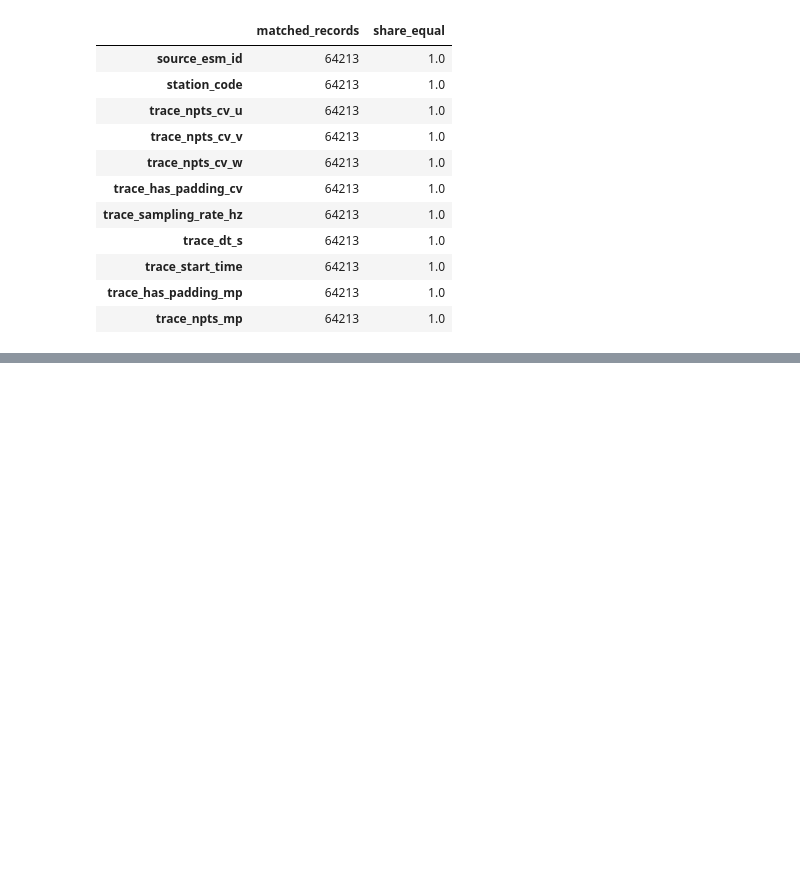
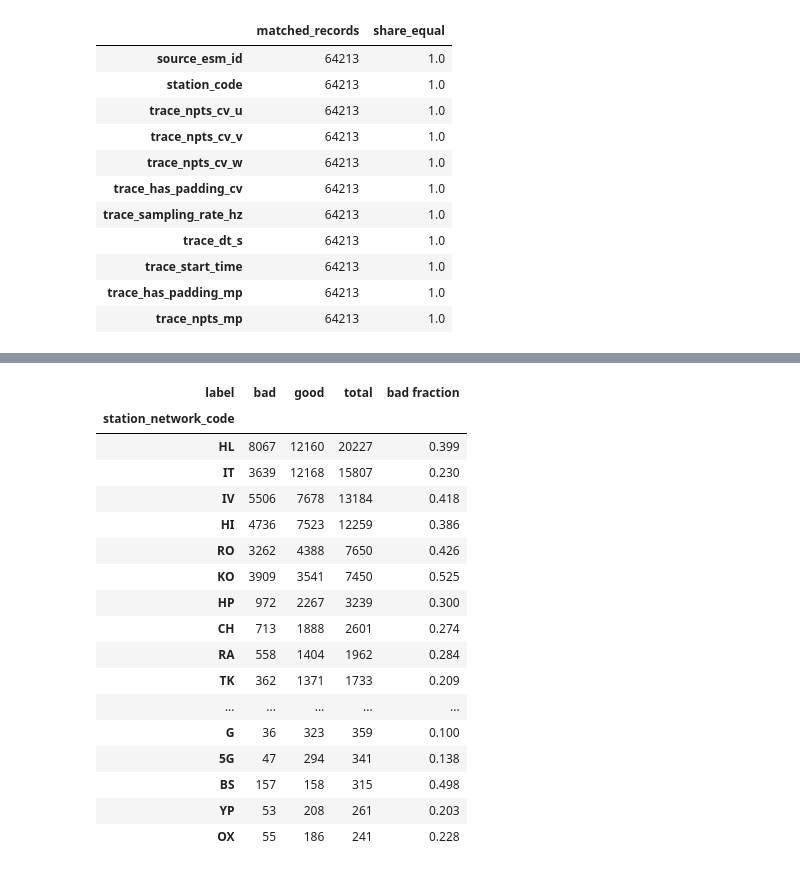
Before and after one commit to giulianaparadiso99/waveform-quality-uncertainty, a Jupyter notebook: notebooks/09_goodmp_check.ipynb, the cells around one changed output, grey strips where cells are left out. Drawn from its saved outputs; the diff is of its cells as text; code cells hidden in the pictures; blank space fills up the shorter version.

```diff
--- a/notebooks/09_goodmp_check.ipynb
+++ b/notebooks/09_goodmp_check.ipynb
@@ -182,3 +182,76 @@ Key: trace_name_old; compared columns: ['source_esm_id', 'station_code', 'trace_
 | trace_start_time | 64213 | 1.0 |
 | trace_has_padding_mp | 64213 | 1.0 |
 | trace_npts_mp | 64213 | 1.0 |
+# %%
+from pathlib import Path
+
+import pandas as pd
+
+from wqu.config import load_config
+from wqu.data.loading import load_esm25_metadata
+
+CONFIG_PATH = Path("..") / "configs" / "default.yaml"
+# Parts of the column names that may describe the network, the channel or the country of the station.
+COLUMN_PATTERNS = ("network", "channel", "instrument", "country")
+NETWORK_COLUMN = "station_network_code"
+# Rows shown per table and distinct values above which a column is summarised instead of tabulated.
+MAX_ROWS = 30
+MAX_TABULATED_VALUES = 200
+
+
+def candidate_columns(table: pd.DataFrame, patterns: tuple[str, ...]) -> list[str]:
+    """Names of the columns that contain any of the patterns (case-insensitive).
+
+    Args:
+        table: Metadata table.
+        patterns: Parts of column names to look for.
+
+    Returns:
+        Matching column names, in table order.
+    """
+    return [name for name in table.columns if any(pattern in name.lower() for pattern in patterns)]
+
+
+def class_counts(table: pd.DataFrame, column: str, label_column: str, class_names: dict[int, str]) -> pd.DataFrame:
+    """Number of records per value of a column and class, with the total and the fraction of bad records.
+
+    Args:
+        table: Metadata table with a label column.
+        column: Column whose values are counted (missing values counted as "missing").
+        label_column: Column holding the class label.
+        class_names: Mapping from label to class name.
+
+    Returns:
+        Table indexed by value, sorted by decreasing total.
+    """
+    values = table[column].astype("string").fillna("missing")
+    counts = pd.crosstab(values, table[label_column].map(class_names))
+    counts["total"] = counts.sum(axis=1)
+    counts["bad fraction"] = (counts.get("bad", 0) / counts["total"]).round(3)
+    return counts.sort_values("total", ascending=False)
+
+
+config = load_config(CONFIG_PATH)
+columns = config.columns
+class_names = {subset.label: subset.name for subset in config.data.subsets}
+_, metadata = load_esm25_metadata(config)
+print(f"Records: {len(metadata):,}; classes: {class_names}")
+
+found = candidate_columns(metadata, COLUMN_PATTERNS)
+summary = pd.DataFrame({
+    "distinct values": metadata[found].nunique(),
+    "missing": metadata[found].isna().sum(),
+    "examples": [", ".join(map(str, metadata[name].dropna().unique()[:6])) for name in found],
+})
+display(summary)
+
+for name in found:
+    if metadata[name].nunique() <= MAX_TABULATED_VALUES:
+        print(f"\n{name}")
+        display(class_counts(metadata, name, columns.label, class_names).head(MAX_ROWS))
+
+if NETWORK_COLUMN in metadata.columns:
+    networks = class_counts(metadata, NETWORK_COLUMN, columns.label, class_names)
+    print(f"\n{len(networks)} networks; the {MAX_ROWS} largest cover "
+          f"{networks['total'].head(MAX_ROWS).sum() / len(metadata):.1%} of the records")
+# %% [output]
@@ -184,0 +267,18 @@ Key: trace_name_old; compared columns: ['source_esm_id', 'station_code', 'trace_
+| label | bad | good | total | bad fraction |
+| station_network_code |  |  |  |  |
+| HL | 8067 | 12160 | 20227 | 0.399 |
+| IT | 3639 | 12168 | 15807 | 0.230 |
+| IV | 5506 | 7678 | 13184 | 0.418 |
+| HI | 4736 | 7523 | 12259 | 0.386 |
+| RO | 3262 | 4388 | 7650 | 0.426 |
+| KO | 3909 | 3541 | 7450 | 0.525 |
+| HP | 972 | 2267 | 3239 | 0.300 |
+| CH | 713 | 1888 | 2601 | 0.274 |
+| RA | 558 | 1404 | 1962 | 0.284 |
+| TK | 362 | 1371 | 1733 | 0.209 |
+| ... | ... | ... | ... | ... |
+| G | 36 | 323 | 359 | 0.100 |
+| 5G | 47 | 294 | 341 | 0.138 |
+| BS | 157 | 158 | 315 | 0.498 |
+| YP | 53 | 208 | 261 | 0.203 |
+| OX | 55 | 186 | 241 | 0.228 |
```
Also changed, not shown: parts of 2 cells of this notebook.
